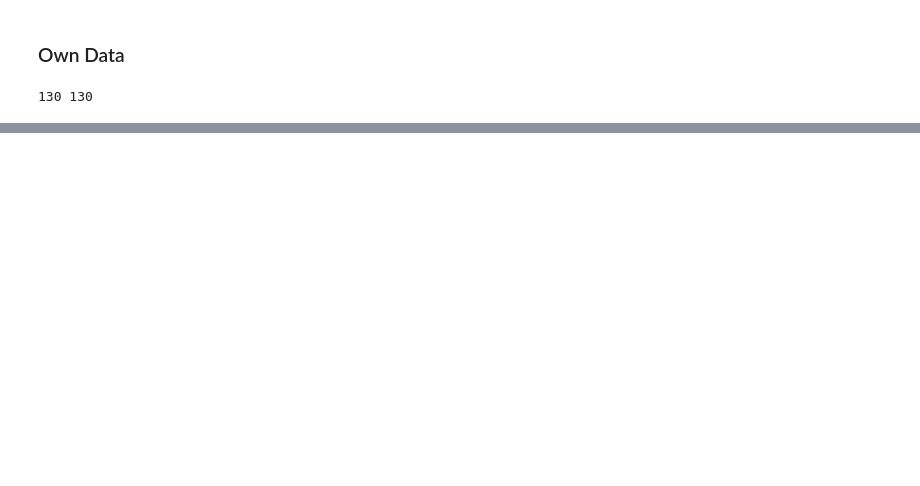
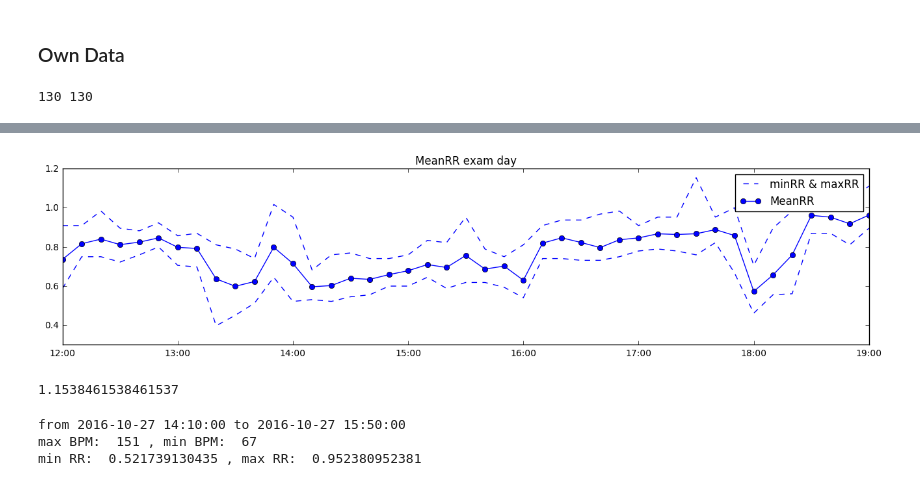
Before and after one commit to ChristianLemke/pda16ws17, a Jupyter notebook: heart rate analysis - Template for Seminar - PDA 16WS17 .ipynb, the cells around one changed output, grey strips where cells are left out. Cells and saved outputs as stored; diff of their text form; code cells hidden in the pictures; blank space fills up the shorter version.

```diff
--- a/heart rate analysis - Template for Seminar - PDA 16WS17 .ipynb
+++ b/heart rate analysis - Template for Seminar - PDA 16WS17 .ipynb
@@ -345,6 +343,14 @@ def featureCalculation_SDRR(segment):
     Calculates the standard deviation
     """
     return np.std([rrValues for rrValues in featureCalculation_RR(segment)])
+
+def featureCalculation_MeanRR(segment):
+    """
+    Takes a Segment of hrValues
+    Transforms them to rrValues
+    Calculates the standard deviation
+    """
+    return sum([value for value in featureCalculation_RR(segment)])/len(segment)
 # %%
 # compute
 
@@ -379,0 +405,68 @@ NameError: name 'ploting' is not defined
+# %%
+# plot exam time span
+# time span: exam + lecture
+
+labelRange = segments_labels[timeSpan1Start:timeSpan1End]
+
+featureValues22mean = [featureCalculation_MeanRR(segments[segment_label]) for segment_label in labelRange]
+
+labelValues22 = [dt.datetime.fromtimestamp(segment_label) for segment_label in labelRange]
+
+
+
+labelValues22max = [60/np.max(segments[segment_label]) for segment_label in labelRange]
+
+labelValues22min = [60/np.min(segments[segment_label]) for segment_label in labelRange]
+
+
+from matplotlib.dates import DateFormatter
+# plot
+%matplotlib inline
+
+fig, ax = plt.subplots()
+fig.set_size_inches(16,3.5)
+
+ax.plot_date(labelValues22, labelValues22max, 'b--', label='minRR & maxRR')
+ax.plot_date(labelValues22, featureValues22mean, 'bo-', label='MeanRR')
+ax.plot_date(labelValues22, labelValues22min, 'b--')
+
+handles, labels = ax.get_legend_handles_labels()
+ax.legend(handles, labels)
+
+myFmt = DateFormatter("%H:%M")
+ax.xaxis.set_major_formatter(myFmt)
+plt.title('MeanRR exam day')
+
+plt.show()
+# %% [output]
+[figure, added]
+# %%
+np.max(labelValues22min)
+# %% [output]
+1.1538461538461537
+# %%
+# exam statistics
+timeSpan2Start = 70
+timeSpan2End = 80
+
+allArray = []
+allArrayRR = []
+
+[[allArray.append(val) for val in (segments[segment_label])] for segment_label in segments_labels[timeSpan2Start:timeSpan2End]]
+[allArrayRR.append(featureCalculation_RR(segments[segment_label])) for segment_label in segments_labels[timeSpan2Start:timeSpan2End]]
+
+
+
+print ('from', labelValues[timeSpan2Start] , 'to',  labelValues[timeSpan2End])
+
+maxbpm=np.max([np.max(segments[segment_label]) for segment_label in labelRange])
+minbpm=np.min([np.max(segments[segment_label]) for segment_label in labelRange])
+print ('max BPM: ', maxbpm, ', min BPM: ',minbpm)
+
+maxRR=np.max([np.max(val) for val in allArrayRR])
+minRR=np.min([np.min(val) for val in allArrayRR])
+print ('min RR: ', minRR, ', max RR: ',maxRR)
+# %% [output]
+from 2016-10-27 14:10:00 to 2016-10-27 15:50:00
+max BPM:  151 , min BPM:  67
+min RR:  0.521739130435 , max RR:  0.952380952381
```
Also changed, not shown: parts of 8 cells of this notebook.
